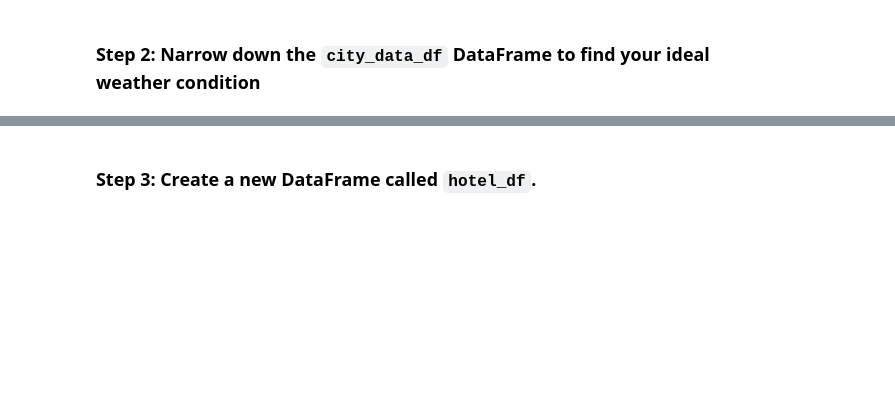
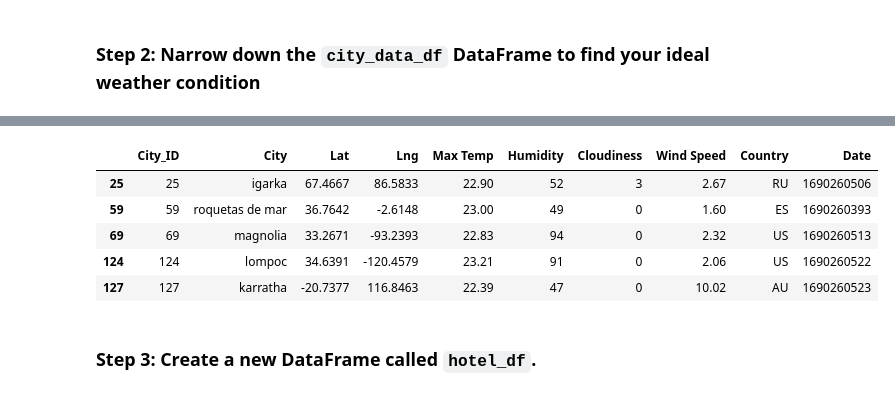
Before and after one commit to ashley-ley/python-apichallenge, a Jupyter notebook: WeatherPy/VacationPy.ipynb, the cells around one changed output, grey strips where cells are left out. Cells and saved outputs as stored; diff of their text form; code cells hidden in the pictures; blank space fills up the shorter version.

```diff
--- a/WeatherPy/VacationPy.ipynb
+++ b/WeatherPy/VacationPy.ipynb
@@ -72,3 +58,15 @@ city_data_df.head()
+# %%
+# Narrow down cities that fit criteria and drop any results with null values
+ideal_weather = city_data_df.loc[(city_data_df["Max Temp"] > 20) & (city_data_df["Max Temp"] < 25) & (city_data_df["Cloudiness"] < 10)]
+ideal_weather = ideal_weather.dropna()
+ideal_weather.head()
+# %% [output]
+|  | City_ID | City | Lat | Lng | Max Temp | Humidity | Cloudiness | Wind Speed | Country | Date |
+| 25 | 25 | igarka | 67.4667 | 86.5833 | 22.90 | 52 | 3 | 2.67 | RU | 1690260506 |
+| 59 | 59 | roquetas de mar | 36.7642 | -2.6148 | 23.00 | 49 | 0 | 1.60 | ES | 1690260393 |
+| 69 | 69 | magnolia | 33.2671 | -93.2393 | 22.83 | 94 | 0 | 2.32 | US | 1690260513 |
+| 124 | 124 | lompoc | 34.6391 | -120.4579 | 23.21 | 91 | 0 | 2.06 | US | 1690260522 |
+| 127 | 127 | karratha | -20.7377 | 116.8463 | 22.39 | 47 | 0 | 10.02 | AU | 1690260523 |
 # %% [markdown]
 ### Step 3: Create a new DataFrame called `hotel_df`.
 # %%
```
Also changed, not shown: parts of 9 cells of this notebook.
